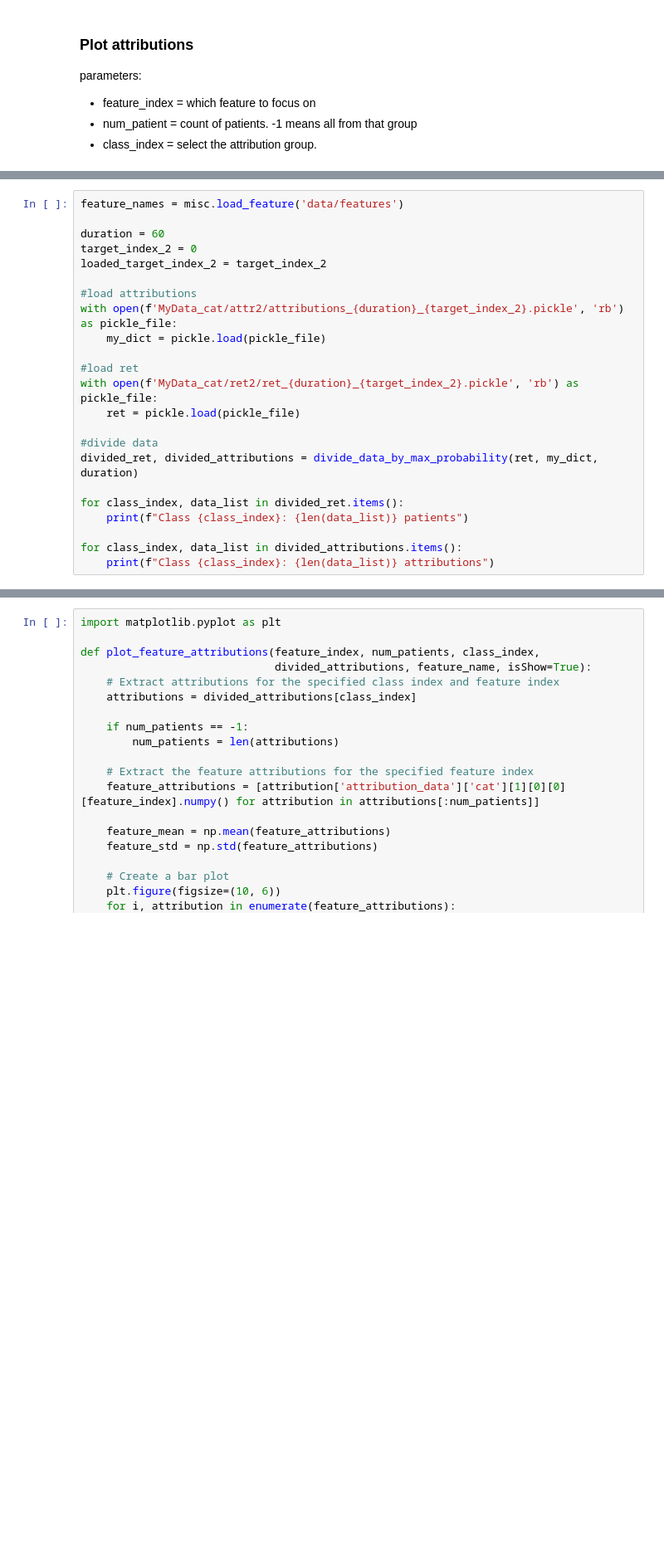
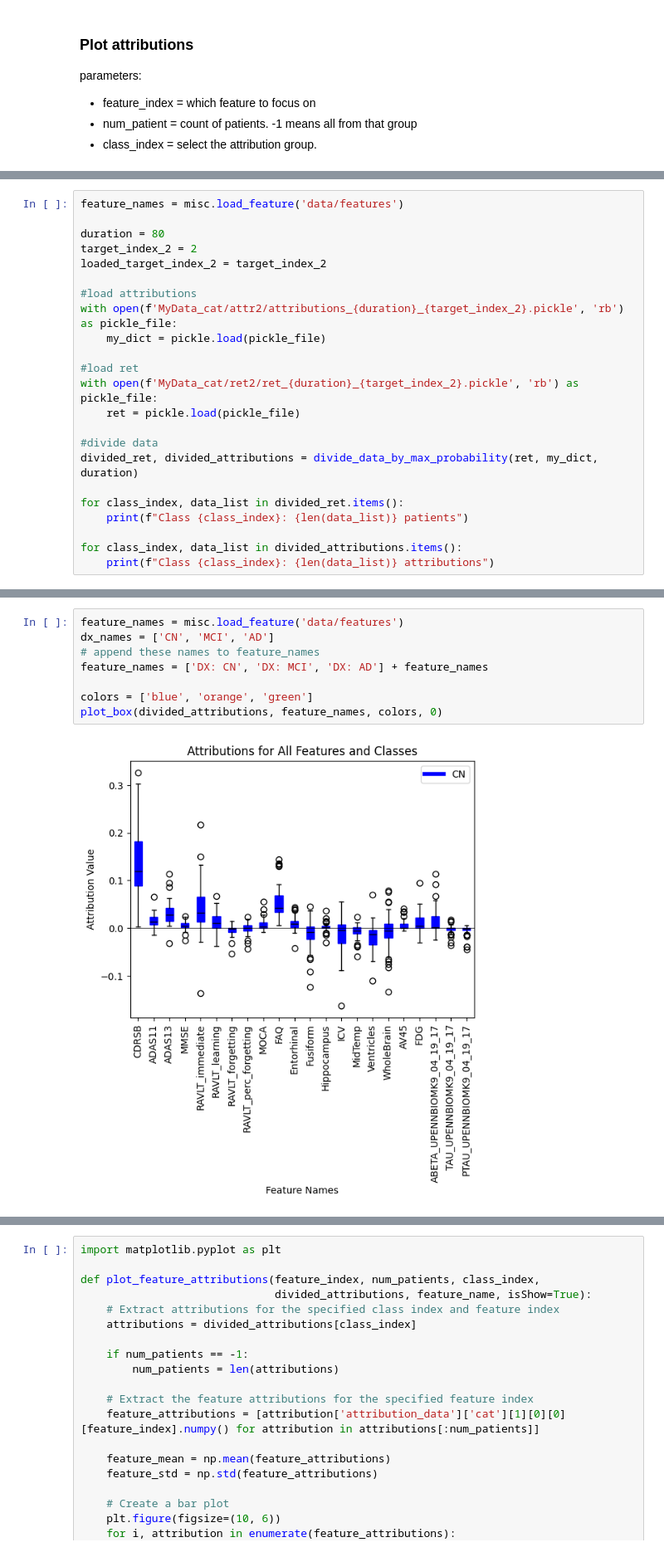
Before and after one commit to Osama00112/RNN-AD_python3, a Jupyter notebook: captum_2.ipynb, the cells around one changed output, grey strips where cells are left out. Shown at 83% size. Cells and saved outputs as stored; diff of their text form; blank space fills up the shorter version.

```diff
--- a/captum_2.ipynb
+++ b/captum_2.ipynb
@@ -427,8 +576,8 @@ def plot_violin(divided_attributions, feature_names, colors, specific_class=-1):
 # %%
 feature_names = misc.load_feature('data/features')
 
-duration = 60
-target_index_2 = 0
+duration = 80
+target_index_2 = 2
 loaded_target_index_2 = target_index_2
 
 #load attributions
@@ -461,0 +606,10 @@ plot_violin(divided_attributions, feature_names, colors, 0)
+# %%
+feature_names = misc.load_feature('data/features')
+dx_names = ['CN', 'MCI', 'AD']
+# append these names to feature_names
+feature_names = ['DX: CN', 'DX: MCI', 'DX: AD'] + feature_names
+
+colors = ['blue', 'orange', 'green']
+plot_box(divided_attributions, feature_names, colors, 0)
+# %% [output]
+[figure, added]
```
Also changed, not shown: parts of 8 cells of this notebook, 15 other files.
